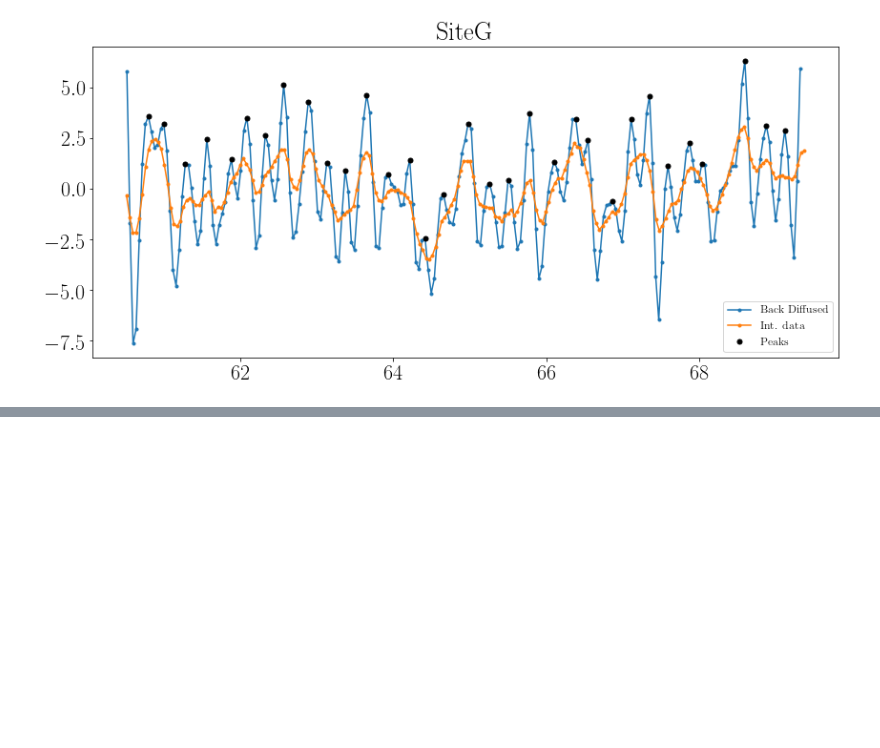
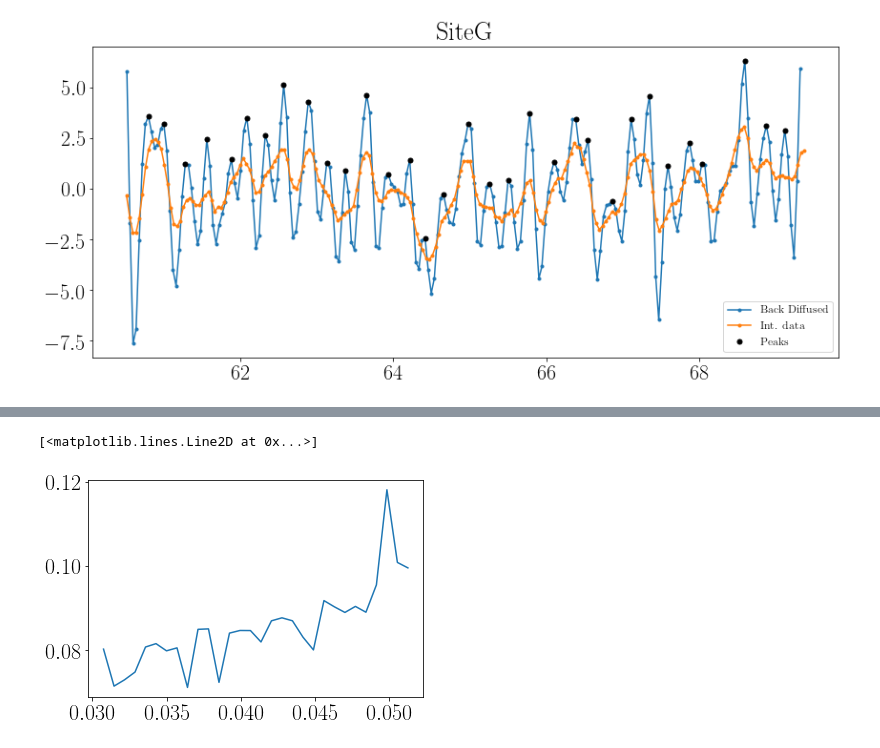
Before and after one commit to TheaQG/AWI_Bcores_Analysis, a Jupyter notebook: DataInterpolation_StabilityTest.ipynb, the cells around one changed output, grey strips where cells are left out. Cells and saved outputs as stored; diff of their text form; code cells hidden in the pictures; blank space fills up the shorter version.

```diff
--- a/DataInterpolation_StabilityTest.ipynb
+++ b/DataInterpolation_StabilityTest.ipynb
@@ -124,0 +111,27 @@ CoresSpecs
+# %%
+delta_arr = np.linspace(Delta0-Delta0*1/4,Delta0+Delta0*1/4,30)
+interval = np.array([min(depth_LT), max(depth_LT)])
+interpTypeAll = 'CubicSpline'
+
+diffLens = np.zeros(len(delta_arr))
+Npeaks = np.zeros(len(delta_arr))
+depths = []
+datas = []
+
+for i in range(len(delta_arr)):
+    print(f'\nRun {i}')
+    print(f'Delta: {delta_arr[i]:.3f}\n')
+    inst = Interpolation(depth_LT, pd.Series(d18O_LT), interval, interpTypeAll, DeltaInput=True, samplingSize=delta_arr[i])
+    depth_LT_int, d18O_LT_int, Delta = inst()
+
+    dataAll = pd.DataFrame({'depth':depth_LT_int,'d18O':d18O_LT_int}, index=None)
+
+    inst = BackDiffuse(site, dataAll, CoresSpecs, dTamb, dLaki, 32, diffLenData=data_diff_LT[['Depth','sigma_o18']], densData=data_dens_LT)
+    diffLen = inst.spectralEstimate()
+    difflenEstHL = inst.diffLenEstimateHL()
+    depth1, data, diffLen, peaks, arr_DiffLens, arr_Npeaks, arr_depth, arr_data = inst.backDiffused(theoDiffLen=True,print_Npeaks=False, diffLenStart_In=0.005, diffLenEnd_In=0.15, interpAfterDecon=False, newDelta=0.005)
+
+    Npeaks[i] = len(peaks)
+    diffLens[i] = diffLen
+    depths.append(depth1)
+    datas.append(data)
@@ -124,0 +161,5 @@ CoresSpecs
+# %%
+plt.plot(delta_arr, diffLens)
+# %% [output]
+[<matplotlib.lines.Line2D at 0x...>]
+[figure, added]
```
Also changed, not shown: parts of 8 cells of this notebook, 3 other files.
